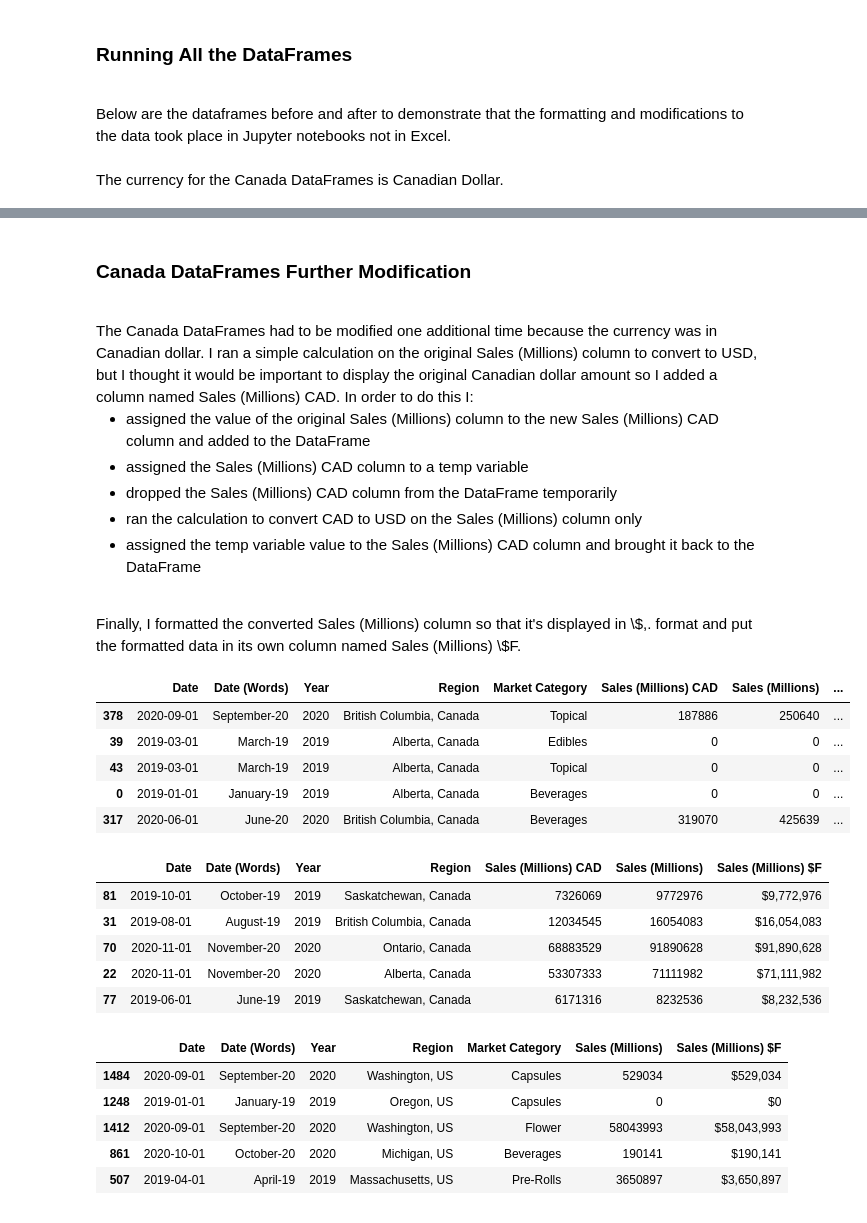
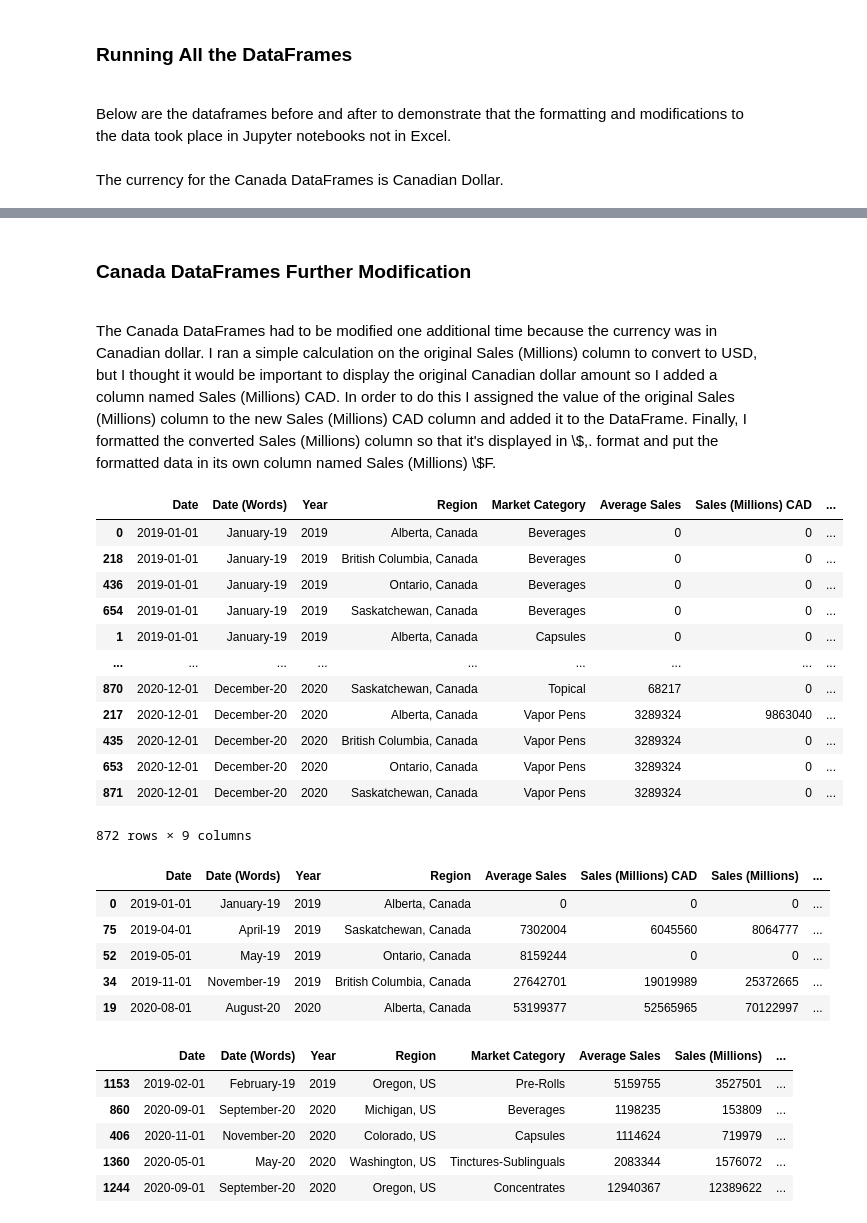
Before and after one commit to shadeetabasi/data-analysis-project-1, a Jupyter notebook: manny/Cannabis.ipynb, the cells around one changed output, grey strips where cells are left out. Drawn from its saved outputs; the diff is of its cells as text; code cells hidden in the pictures.

```diff
--- a/manny/Cannabis.ipynb
+++ b/manny/Cannabis.ipynb
@@ -230,42 +267,44 @@ dtype: object
 # %% [markdown]
 <h3>Canada DataFrames Further Modification</h3><br>
 
-<body>The Canada DataFrames had to be modified one additional time because the currency was in Canadian dollar.  I ran a simple calculation on the original Sales (Millions) column to convert to USD, but I thought it would be important to display the original Canadian dollar amount so I added a column named Sales (Millions) CAD.  In order to do this I:</body> <ul>
-    <li>assigned the value of the original Sales (Millions) column to the new Sales (Millions) CAD column and added to the DataFrame</li>
-    <li>assigned the Sales (Millions) CAD column to a temp variable</li>
-    <li>dropped the Sales (Millions) CAD column from the DataFrame temporarily</li>
-    <li>ran the calculation to convert CAD to USD on the Sales (Millions) column only</li>
-    <li>assigned the temp variable value to the Sales (Millions) CAD column and brought it back to the DataFrame</li>
-</ul><br>
-
-<body> Finally, I formatted the converted Sales (Millions) column so that it's displayed in \$,. format and put the formatted data in its own column named Sales (Millions) \$F.</body>
+<body>The Canada DataFrames had to be modified one additional time because the currency was in Canadian dollar.  I ran a simple calculation on the original Sales (Millions) column to convert to USD, but I thought it would be important to display the original Canadian dollar amount so I added a column named Sales (Millions) CAD.  In order to do this I assigned the value of the original Sales (Millions) column to the new Sales (Millions) CAD column and added it to the DataFrame.
+Finally, I formatted the converted Sales (Millions) column so that it's displayed in \$,. format and put the formatted data in its own column named Sales (Millions) \$F.</body>
 # %%
 #Exchange rate derived by taking the rate from end of 2019 & 2020 and averaging them
 cadtousd_avg_exch_rate = 1.334
 
 #Assign the original value of the Sales (Millions) column to a new column for Canadian Dollar called Sales (Millions) CAD
 canada_market_category_rearr["Sales (Millions) CAD"] = canada_market_category_rearr["Sales (Millions)"]
 
 #This will remove the $, formatting on the Sales (Millions) $F column and convert to an int so calculations can be done
 canada_market_category_rearr[canada_market_category_rearr.columns[6:]] = canada_market_category_rearr[canada_market_category_rearr.columns[6:]].replace('[\$,]', '', regex=True).astype(np.int64)
 
 #Convert Canadian dollar to USD by multiplying only Sales (Millions) & Sales (Millions) $F columns only
-canada_market_category_convert =round(canada_market_category_rearr[["Sales (Millions)", "Sales (Millions) $F"]]*cadtousd_avg_exch_rate,0).astype(np.int64)
+canada_market_category_convert =round(canada_market_category_rearr[["Average Sales","Sales (Millions)", "Sales (Millions) $F"]]*cadtousd_avg_exch_rate,0).astype(np.int64)
 canada_market_category_rearr[canada_market_category_convert.columns] = canada_market_category_convert
 
 #Re-apply the formatting to the Sales (Millions) $F column
 canada_market_category_rearr["Sales (Millions) $F"] = (canada_market_category_rearr["Sales (Millions)"]).apply(lambda x: '${:,.0f}'.format(x))
 
+pd.set_option('display.max_rows', 600)
+
 #Display dataframe
-canada_market_category_rearr[["Date", "Date (Words)", "Year", "Region", "Market Category","Sales (Millions) CAD",
-                               "Sales (Millions)", "Sales (Millions) $F"]].sample(5)
+canada_market_category_rearr[["Date", "Date (Words)", "Year", "Region", "Market Category","Average Sales",
+                              "Sales (Millions) CAD","Sales (Millions)", "Sales (Millions) $F"]]
 # %% [output]
-|  | Date | Date (Words) | Year | Region | Market Category | Sales (Millions) CAD | Sales (Millions) | ... |
-| 378 | 2020-09-01 | September-20 | 2020 | British Columbia, Canada | Topical | 187886 | 250640 | ... |
-| 39 | 2019-03-01 | March-19 | 2019 | Alberta, Canada | Edibles | 0 | 0 | ... |
-| 43 | 2019-03-01 | March-19 | 2019 | Alberta, Canada | Topical | 0 | 0 | ... |
+|  | Date | Date (Words) | Year | Region | Market Category | Average Sales | Sales (Millions) CAD | ... |
 | 0 | 2019-01-01 | January-19 | 2019 | Alberta, Canada | Beverages | 0 | 0 | ... |
-| 317 | 2020-06-01 | June-20 | 2020 | British Columbia, Canada | Beverages | 319070 | 425639 | ... |
+| 218 | 2019-01-01 | January-19 | 2019 | British Columbia, Canada | Beverages | 0 | 0 | ... |
+| 436 | 2019-01-01 | January-19 | 2019 | Ontario, Canada | Beverages | 0 | 0 | ... |
+| 654 | 2019-01-01 | January-19 | 2019 | Saskatchewan, Canada | Beverages | 0 | 0 | ... |
+| 1 | 2019-01-01 | January-19 | 2019 | Alberta, Canada | Capsules | 0 | 0 | ... |
+| ... | ... | ... | ... | ... | ... | ... | ... | ... |
+| 870 | 2020-12-01 | December-20 | 2020 | Saskatchewan, Canada | Topical | 68217 | 0 | ... |
+| 217 | 2020-12-01 | December-20 | 2020 | Alberta, Canada | Vapor Pens | 3289324 | 9863040 | ... |
+| 435 | 2020-12-01 | December-20 | 2020 | British Columbia, Canada | Vapor Pens | 3289324 | 0 | ... |
+| 653 | 2020-12-01 | December-20 | 2020 | Ontario, Canada | Vapor Pens | 3289324 | 0 | ... |
+| 871 | 2020-12-01 | December-20 | 2020 | Saskatchewan, Canada | Vapor Pens | 3289324 | 0 | ... |
+872 rows × 9 columns
 # %%
 #Assign the original value of the Sales (Millions) column to a new column for Canadian Dollar called Sales (Millions) CAD
 canada_market_size_rearr["Sales (Millions) CAD"] = canada_market_size_rearr["Sales (Millions)"]
@@ -275,30 +314,30 @@ canada_market_size_rearr[canada_market_size_rearr.columns[5:]] = canada_market_s
 
 #Convert Canadian dollar to USD by multiplying only columns that are numbers by the exchange rate and putting those columns
 #back in original dataframe
-canada_market_size_convert = round(canada_market_size_rearr[["Sales (Millions)", "Sales (Millions) $F"]]*cadtousd_avg_exch_rate,0).astype(int)
+canada_market_size_convert = round(canada_market_size_rearr[["Average Sales","Sales (Millions)", "Sales (Millions) $F"]]*cadtousd_avg_exch_rate,0).astype(int)
 canada_market_size_rearr[canada_market_size_convert.columns] = canada_market_size_convert
 
 #Re-apply the formatting to the Sales (Millions) $F column
 canada_market_size_rearr["Sales (Millions) $F"] = (canada_market_size_rearr["Sales (Millions)"]).apply(lambda x: '${:,.0f}'.format(x))
 
 # #Display dataframe
-canada_market_size_rearr[["Date", "Date (Words)", "Year","Region", "Sales (Millions) CAD",
+canada_market_size_rearr[["Date", "Date (Words)", "Year","Region", "Average Sales","Sales (Millions) CAD",
                              "Sales (Millions)", "Sales (Millions) $F"]].sample(5)
 # %% [output]
-|  | Date | Date (Words) | Year | Region | Sales (Millions) CAD | Sales (Millions) | Sales (Millions) $F |
-| 81 | 2019-10-01 | October-19 | 2019 | Saskatchewan, Canada | 7326069 | 9772976 | $9,772,976 |
-| 31 | 2019-08-01 | August-19 | 2019 | British Columbia, Canada | 12034545 | 16054083 | $16,054,083 |
-| 70 | 2020-11-01 | November-20 | 2020 | Ontario, Canada | 68883529 | 91890628 | $91,890,628 |
-| 22 | 2020-11-01 | November-20 | 2020 | Alberta, Canada | 53307333 | 71111982 | $71,111,982 |
-| 77 | 2019-06-01 | June-19 | 2019 | Saskatchewan, Canada | 6171316 | 8232536 | $8,232,536 |
+|  | Date | Date (Words) | Year | Region | Average Sales | Sales (Millions) CAD | Sales (Millions) | ... |
+| 0 | 2019-01-01 | January-19 | 2019 | Alberta, Canada | 0 | 0 | 0 | ... |
+| 75 | 2019-04-01 | April-19 | 2019 | Saskatchewan, Canada | 7302004 | 6045560 | 8064777 | ... |
+| 52 | 2019-05-01 | May-19 | 2019 | Ontario, Canada | 8159244 | 0 | 0 | ... |
+| 34 | 2019-11-01 | November-19 | 2019 | British Columbia, Canada | 27642701 | 19019989 | 25372665 | ... |
+| 19 | 2020-08-01 | August-20 | 2020 | Alberta, Canada | 53199377 | 52565965 | 70122997 | ... |
 # %%
 us_market_category_rearr[["Date", "Date (Words)", "Year", "Region", "Market Category",
-                             "Sales (Millions)", "Sales (Millions) $F"]].sample(5)
+                             "Average Sales","Sales (Millions)", "Sales (Millions) $F"]].sample(5)
 # %% [output]
-|  | Date | Date (Words) | Year | Region | Market Category | Sales (Millions) | Sales (Millions) $F |
-| 1484 | 2020-09-01 | September-20 | 2020 | Washington, US | Capsules | 529034 | $529,034 |
-| 1248 | 2019-01-01 | January-19 | 2019 | Oregon, US | Capsules | 0 | $0 |
-| 1412 | 2020-09-01 | September-20 | 2020 | Washington, US | Flower | 58043993 | $58,043,993 |
-| 861 | 2020-10-01 | October-20 | 2020 | Michigan, US | Beverages | 190141 | $190,141 |
-| 507 | 2019-04-01 | April-19 | 2019 | Massachusetts, US | Pre-Rolls | 3650897 | $3,650,897 |
+|  | Date | Date (Words) | Year | Region | Market Category | Average Sales | Sales (Millions) | ... |
+| 1153 | 2019-02-01 | February-19 | 2019 | Oregon, US | Pre-Rolls | 5159755 | 3527501 | ... |
+| 860 | 2020-09-01 | September-20 | 2020 | Michigan, US | Beverages | 1198235 | 153809 | ... |
+| 406 | 2020-11-01 | November-20 | 2020 | Colorado, US | Capsules | 1114624 | 719979 | ... |
+| 1360 | 2020-05-01 | May-20 | 2020 | Washington, US | Tinctures-Sublinguals | 2083344 | 1576072 | ... |
+| 1244 | 2020-09-01 | September-20 | 2020 | Oregon, US | Concentrates | 12940367 | 12389622 | ... |
 # %%
```
Also changed, not shown: parts of 17 cells of this notebook, 7 other files.
